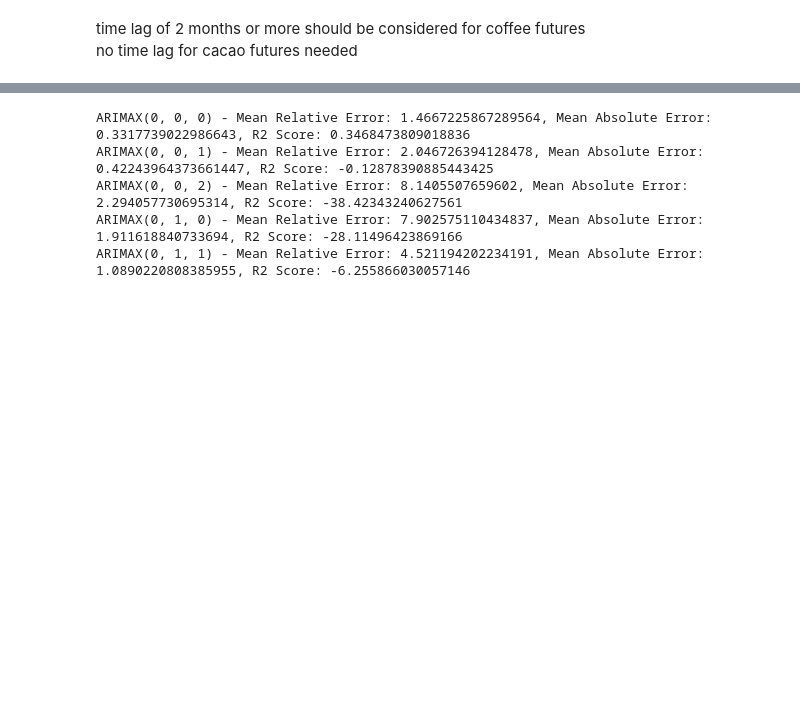
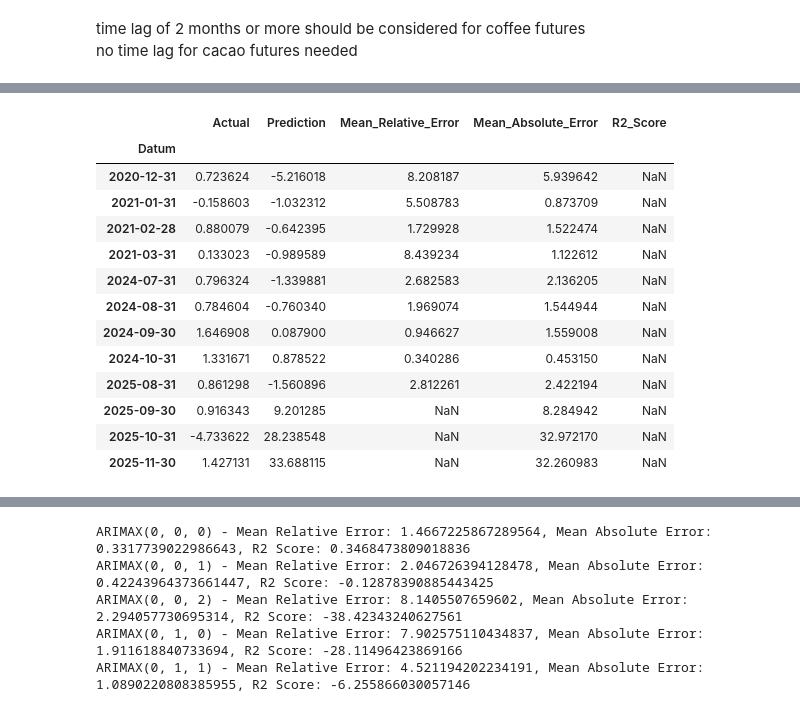
Before and after one commit to salimaabdalla/dpp_projekt_2026, a Jupyter notebook: notebooks/10_ARIMAX_monthly_updated_prediction.ipynb, the cells around one changed output, grey strips where cells are left out. Drawn from its saved outputs; the diff is of its cells as text; code cells hidden in the pictures; blank space fills up the shorter version.

```diff
--- a/notebooks/10_ARIMAX_monthly_updated_prediction.ipynb
+++ b/notebooks/10_ARIMAX_monthly_updated_prediction.ipynb
@@ -436,0 +502,41 @@ Best ARIMA order (R2 Score): (2, 0, 1) with R2 Score: -1.17937970756671
+# %%
+# predicting third batch with ARIMAX (0,0,0) and evaluating the model for each month with for loop
+
+testing_dates_3 = X_test_3_processed_df.index
+
+for testing_date in testing_dates_3:
+    y_pred_arimax_3, mean_relative_error_arimax, mean_absolute_error_arimax, r2_arimax  = evaluate_arimax_model(
+        X_train_3_processed_df[:testing_date], y_train_3_imputed[:testing_date],
+        X_test_3_processed_df.loc[testing_date].values.reshape(1, -1), y_test_3_imputed.loc[testing_date:testing_date],
+        order=(0,0,0)
+        )
+
+    # addinging predictions to predictions dataframe for batch 3 to be able to plot them later
+    y_pred_arimax.loc[testing_date] = y_pred_arimax_3[0]
+    # adding test values to predictions dataframe for comparison
+    y_pred_arimax.loc[testing_date, 'Actual'] = y_test_3_imputed.loc[testing_date]
+    y_pred_arimax.loc[testing_date, 'Prediction'] = y_pred_arimax_3[0]
+
+    # adding metrics to predictions dataframe
+    y_pred_arimax.loc[testing_date, 'Mean_Relative_Error'] = mean_relative_error_arimax
+    y_pred_arimax.loc[testing_date, 'Mean_Absolute_Error'] = mean_absolute_error_arimax
+    y_pred_arimax.loc[testing_date, 'R2_Score'] = r2_arimax
+
+# making copy of predictions dataframe for batch 3 to be able to use it later for plotting and comparison with other batches
+y_pred_arimax_batch3 = y_pred_arimax.copy()
+y_pred_arimax
+# %% [output]
+|  | Actual | Prediction | Mean_Relative_Error | Mean_Absolute_Error | R2_Score |
+| Datum |  |  |  |  |  |
+| 2020-12-31 | 0.723624 | -5.216018 | 8.208187 | 5.939642 | NaN |
+| 2021-01-31 | -0.158603 | -1.032312 | 5.508783 | 0.873709 | NaN |
+| 2021-02-28 | 0.880079 | -0.642395 | 1.729928 | 1.522474 | NaN |
+| 2021-03-31 | 0.133023 | -0.989589 | 8.439234 | 1.122612 | NaN |
+| 2024-07-31 | 0.796324 | -1.339881 | 2.682583 | 2.136205 | NaN |
+| 2024-08-31 | 0.784604 | -0.760340 | 1.969074 | 1.544944 | NaN |
+| 2024-09-30 | 1.646908 | 0.087900 | 0.946627 | 1.559008 | NaN |
+| 2024-10-31 | 1.331671 | 0.878522 | 0.340286 | 0.453150 | NaN |
+| 2025-08-31 | 0.861298 | -1.560896 | 2.812261 | 2.422194 | NaN |
+| 2025-09-30 | 0.916343 | 9.201285 | NaN | 8.284942 | NaN |
+| 2025-10-31 | -4.733622 | 28.238548 | NaN | 32.972170 | NaN |
+| 2025-11-30 | 1.427131 | 33.688115 | NaN | 32.260983 | NaN |
```
Also changed, not shown: parts of 34 cells of this notebook.
